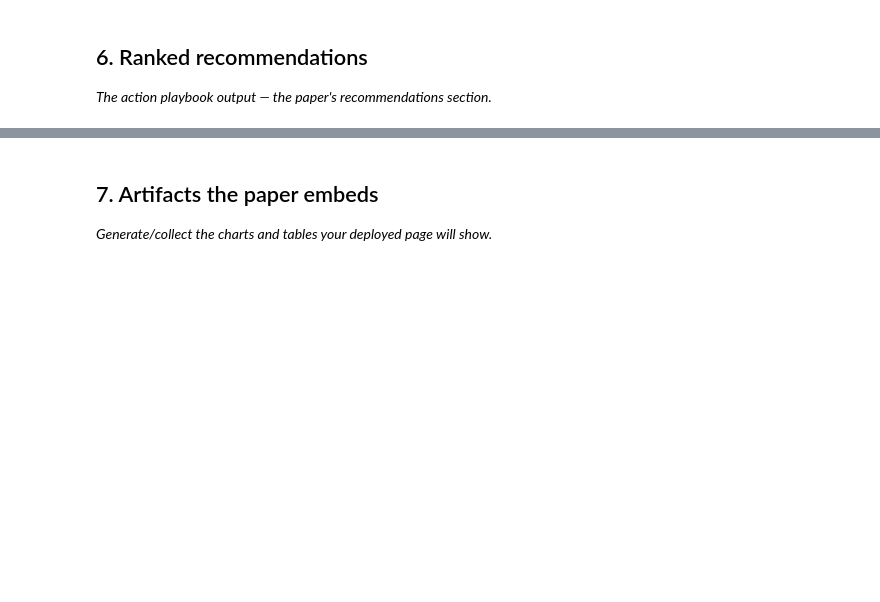
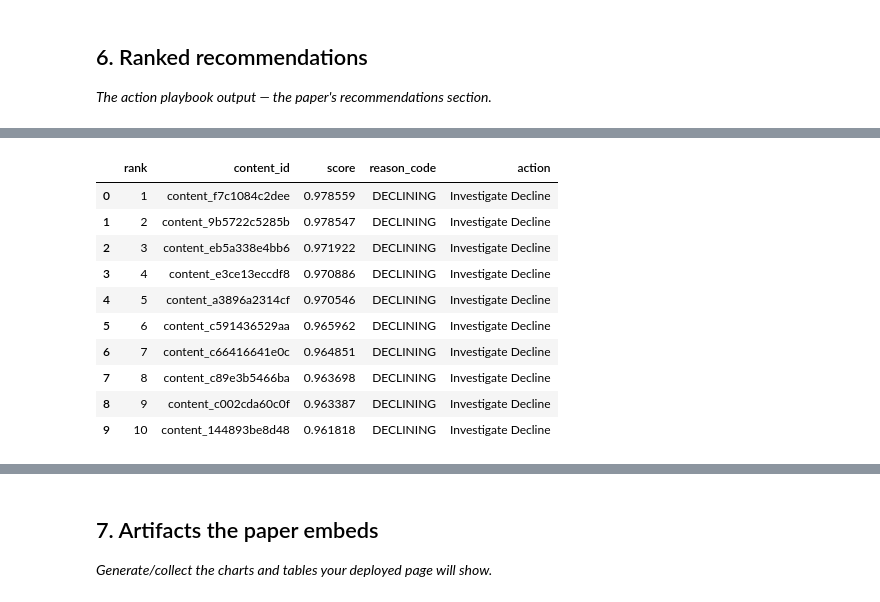
Before and after one commit to ruzaki11/Flyrank-ml-intern-tasks, a Jupyter notebook: work/notebooks/capstone.ipynb, the cells around one changed output, grey strips where cells are left out. Cells and saved outputs as stored; diff of their text form; code cells hidden in the pictures; blank space fills up the shorter version.

```diff
--- a/work/notebooks/capstone.ipynb
+++ b/work/notebooks/capstone.ipynb
@@ -170,0 +345,14 @@ The available features summarize activity over predefined historical windows, in
+# %%
+def get_action(reason):
+
+    if reason == "STALE_DECLINING":
+        return "Refresh Now"
+
+    elif reason == "STALE":
+        return "Review for Refresh"
+
+    elif reason == "DECLINING":
+        return "Investigate Decline"
+
+    else:
+        return "Review"
@@ -170,0 +373,14 @@ The available features summarize activity over predefined historical windows, in
+# %%
+final_recommendations.head(10)
+# %% [output]
+|  | rank | content_id | score | reason_code | action |
+| 0 | 1 | content_f7c1084c2dee | 0.978559 | DECLINING | Investigate Decline |
+| 1 | 2 | content_9b5722c5285b | 0.978547 | DECLINING | Investigate Decline |
+| 2 | 3 | content_eb5a338e4bb6 | 0.971922 | DECLINING | Investigate Decline |
+| 3 | 4 | content_e3ce13eccdf8 | 0.970886 | DECLINING | Investigate Decline |
+| 4 | 5 | content_a3896a2314cf | 0.970546 | DECLINING | Investigate Decline |
+| 5 | 6 | content_c591436529aa | 0.965962 | DECLINING | Investigate Decline |
+| 6 | 7 | content_c66416641e0c | 0.964851 | DECLINING | Investigate Decline |
+| 7 | 8 | content_c89e3b5466ba | 0.963698 | DECLINING | Investigate Decline |
+| 8 | 9 | content_c002cda60c0f | 0.963387 | DECLINING | Investigate Decline |
+| 9 | 10 | content_144893be8d48 | 0.961818 | DECLINING | Investigate Decline |
```
Also changed, not shown: parts of 20 cells of this notebook.
